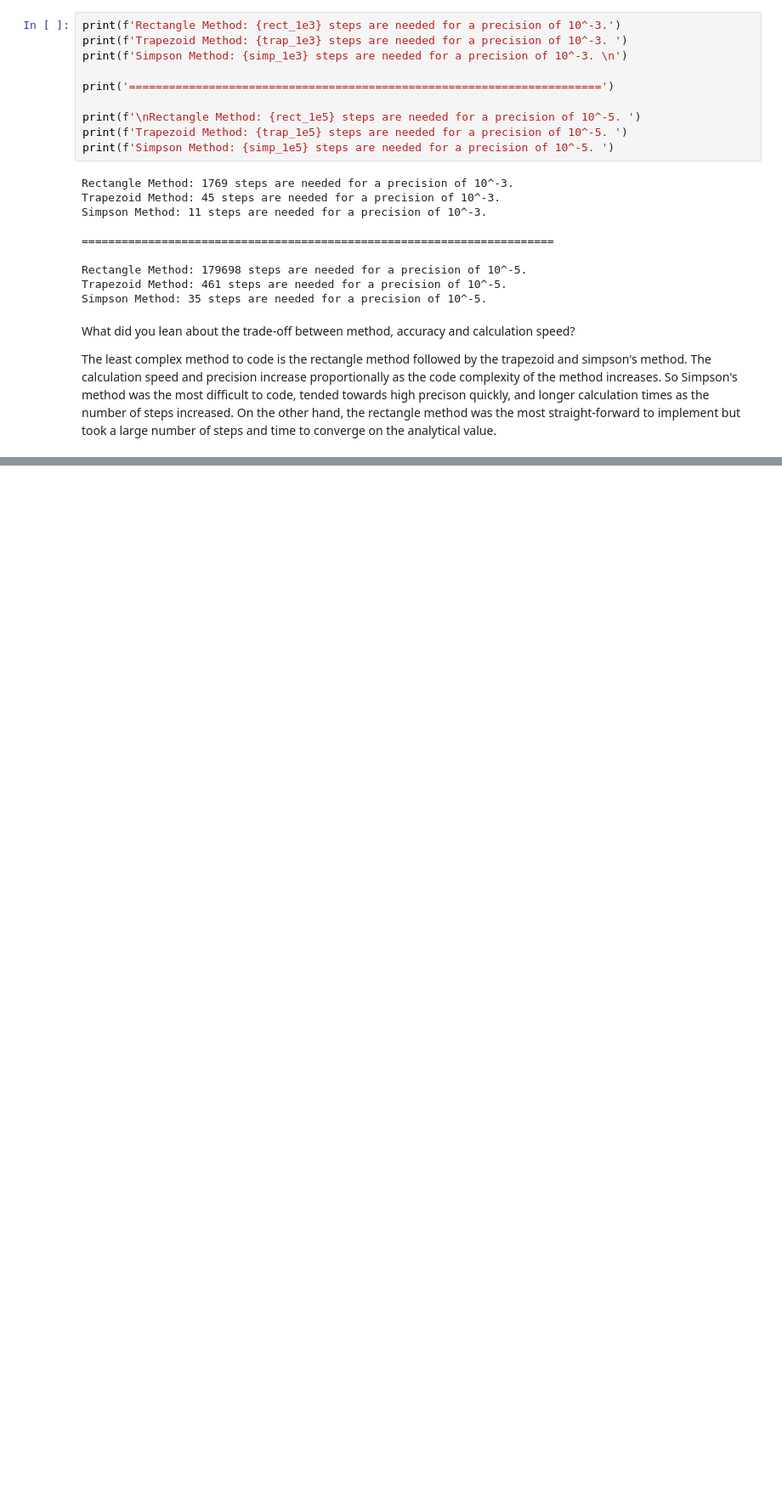
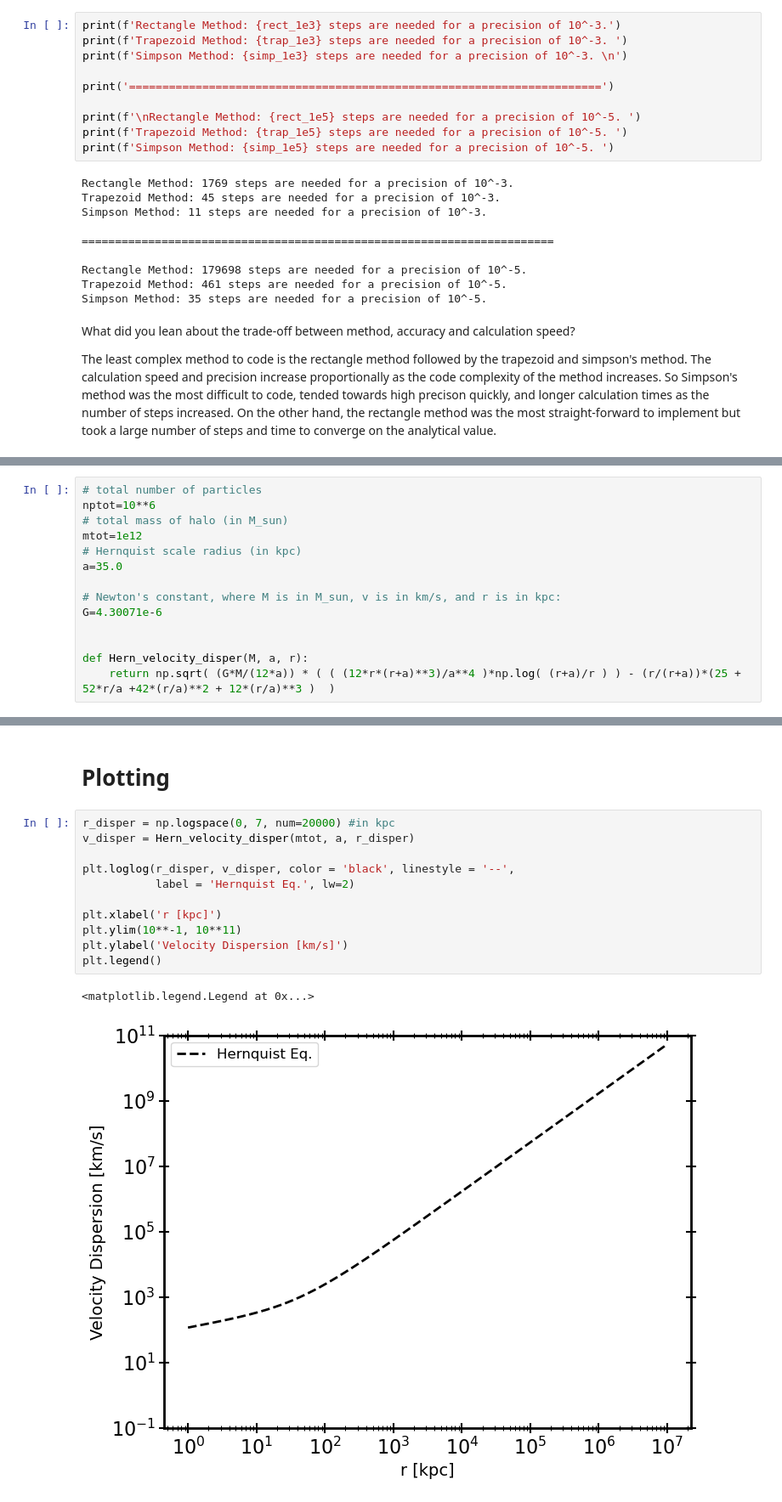
Before and after one commit to carlosajurado/AST384C-Computational-Astrophysics, a Jupyter notebook: HW1.ipynb, the cells around one changed output, grey strips where cells are left out. Shown at 85% size. Cells and saved outputs as stored; diff of their text form; blank space fills up the shorter version.

```diff
--- a/HW1.ipynb
+++ b/HW1.ipynb
@@ -275,0 +312,14 @@ Assume the following parameters for the density profile:
+# %%
+# total number of particles
+nptot=10**6
+# total mass of halo (in M_sun)
+mtot=1e12
+# Hernquist scale radius (in kpc)
+a=35.0
+
+# Newton's constant, where M is in M_sun, v is in km/s, and r is in kpc:
+G=4.30071e-6
+
+
+def Hern_velocity_disper(M, a, r):
+    return np.sqrt( (G*M/(12*a)) * ( ( (12*r*(r+a)**3)/a**4 )*np.log( (r+a)/r ) ) - (r/(r+a))*(25 + 52*r/a +42*(r/a)**2 + 12*(r/a)**3 )  )
@@ -275,0 +328,16 @@ Assume the following parameters for the density profile:
+# %% [markdown]
+# Plotting
+# %%
+r_disper = np.logspace(0, 7, num=20000) #in kpc
+v_disper = Hern_velocity_disper(mtot, a, r_disper)
+
+plt.loglog(r_disper, v_disper, color = 'black', linestyle = '--',
+           label = 'Hernquist Eq.', lw=2)
+
+plt.xlabel('r [kpc]')
+plt.ylim(10**-1, 10**11)
+plt.ylabel('Velocity Dispersion [km/s]')
+plt.legend()
+# %% [output]
+<matplotlib.legend.Legend at 0x...>
+[figure, added]
```
Also changed, not shown: parts of 6 cells of this notebook.
